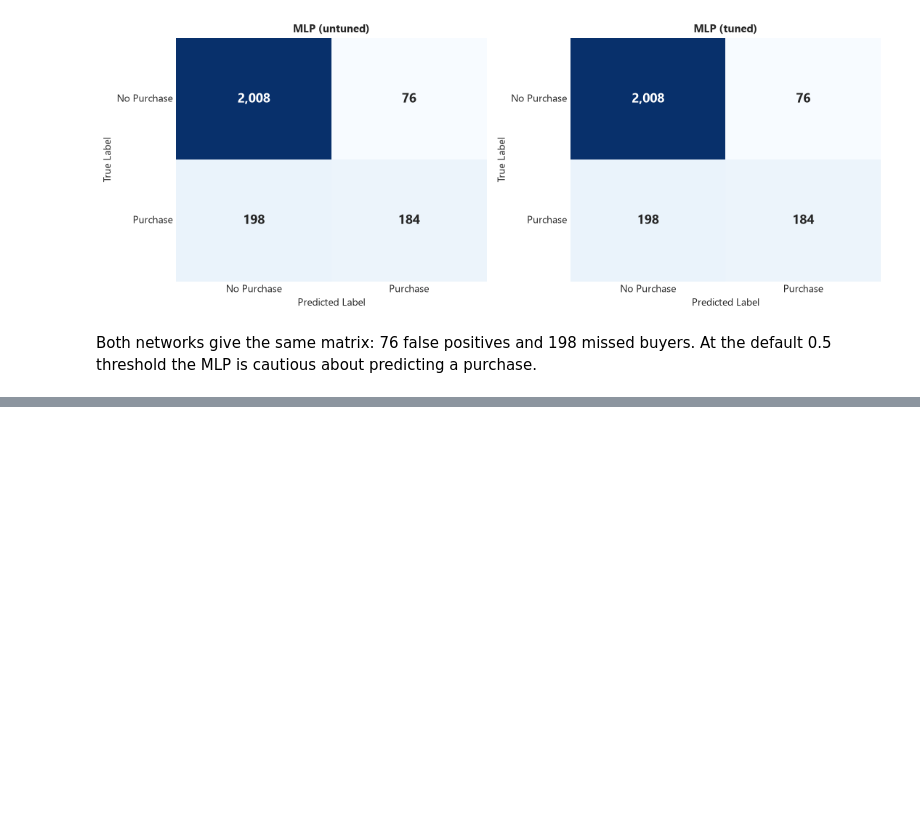
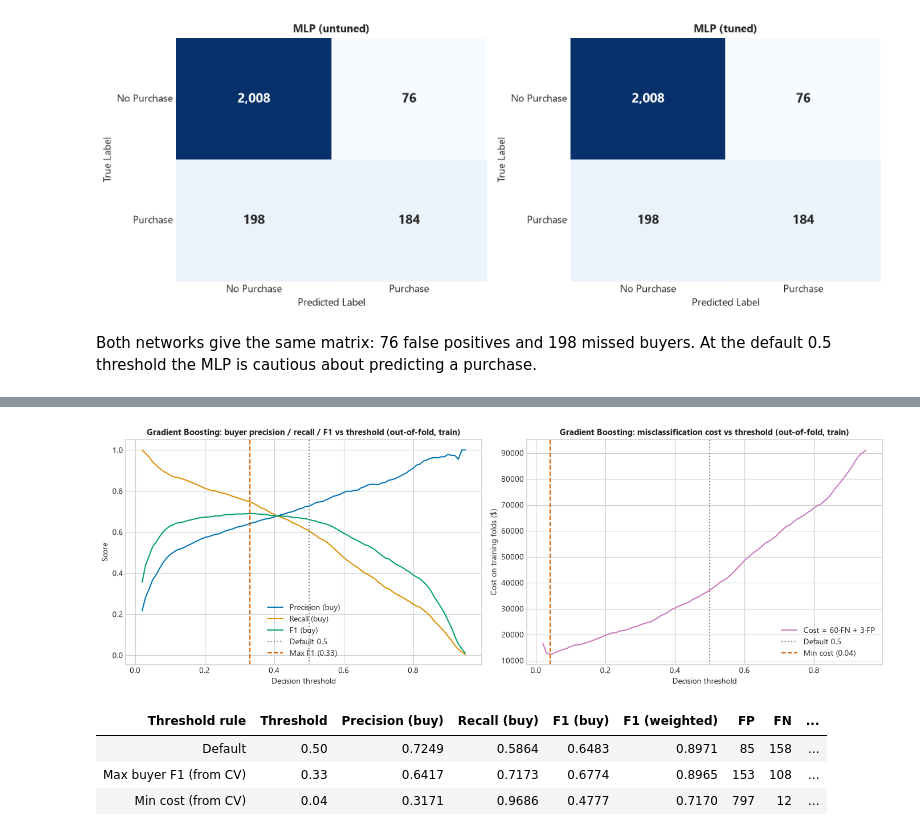
Before and after one commit to MR7star/ML-Capstone-Project, a Jupyter notebook: notebooks/classification.ipynb, the cells around one changed output, grey strips where cells are left out. Drawn from its saved outputs; the diff is of its cells as text; code cells hidden in the pictures; blank space fills up the shorter version.

```diff
--- a/notebooks/classification.ipynb
+++ b/notebooks/classification.ipynb
@@ -1720,0 +1877,15 @@ Both networks give the same matrix: 76 false positives and 198 missed buyers. At
+# %%
+from sklearn.model_selection import cross_validate
+
+top2 = list(ten_df["Algorithm"].iloc[:2])
+cv5 = StratifiedKFold(n_splits=5, shuffle=True, random_state=42)
+cv_rows = []
+for name in top2:
+    res = cross_validate(clone(final_models[name]), X_train, y_train, cv=cv5, scoring=["f1_weighted", "roc_auc"], n_jobs=-1)
+    cv_rows.append({"Algorithm": name,
+                    "CV weighted F1 mean": res["test_f1_weighted"].mean(), "CV weighted F1 std": res["test_f1_weighted"].std(),
+                    "CV ROC-AUC mean": res["test_roc_auc"].mean(), "CV ROC-AUC std": res["test_roc_auc"].std()})
+cv_top2 = pd.DataFrame(cv_rows)
+display(style_table(cv_top2))
+for r in cv_rows:
+    print(f"{r['Algorithm']}: weighted F1 {r['CV weighted F1 mean']:.4f} ± {r['CV weighted F1 std']:.4f} | ROC-AUC {r['CV ROC-AUC mean']:.4f} ± {r['CV ROC-AUC std']:.4f}")
@@ -1720,0 +1909,5 @@ Both networks give the same matrix: 76 false positives and 198 missed buyers. At
+# %%
+winner = ten_df["Algorithm"].iloc[0]
+tuning_tables = {"Random Forest": rf_table, "AdaBoost": ada_table, "Gradient Boosting": gb_table, "Bagging": bag_table, "MLP": mlp_table}
+print(f"Selected model: {winner} with {partb[winner].best_params_}")
+display(style_table(tuning_tables[winner]))
@@ -1720,0 +1925,59 @@ Both networks give the same matrix: 76 false positives and 198 missed buyers. At
+# %%
+from sklearn.model_selection import cross_val_predict
+
+cost_fn, cost_fp = 60.0, 3.0
+oof = cross_val_predict(clone(final_models[winner]), X_train, y_train, cv=cv5, method="predict_proba", n_jobs=-1)[:, 1]
+
+thresholds = np.round(np.arange(0.02, 0.96, 0.01), 2)
+sweep = []
+for t in thresholds:
+    pred = (oof >= t).astype(int)
+    tn, fp, fn, tp = confusion_matrix(y_train, pred).ravel()
+    sweep.append({"Threshold": t, "Precision (buy)": precision_score(y_train, pred, zero_division=0),
+                  "Recall (buy)": recall_score(y_train, pred), "F1 (buy)": f1_score(y_train, pred),
+                  "Cost ($)": fn * cost_fn + fp * cost_fp})
+sweep = pd.DataFrame(sweep)
+t_f1 = sweep.loc[sweep["F1 (buy)"].idxmax(), "Threshold"]
+t_cost = sweep.loc[sweep["Cost ($)"].idxmin(), "Threshold"]
+
+fig, axes = plt.subplots(1, 2, figsize=(14, 4.8))
+for i, m in enumerate(["Precision (buy)", "Recall (buy)", "F1 (buy)"]):
+    axes[0].plot(sweep["Threshold"], sweep[m], color=cm_palette[i], label=m)
+axes[0].axvline(0.5, color="grey", ls=":", label="Default 0.5")
+axes[0].axvline(t_f1, color=cm_palette[3], ls="--", label=f"Max F1 ({t_f1:.2f})")
+axes[0].set_title(f"{winner}: buyer precision / recall / F1 vs threshold (out-of-fold, train)", fontsize=11, fontweight="bold")
+axes[0].set_xlabel("Decision threshold")
+axes[0].set_ylabel("Score")
+axes[0].legend()
+axes[1].plot(sweep["Threshold"], sweep["Cost ($)"], color=cm_palette[4], label="Cost = 60·FN + 3·FP")
+axes[1].axvline(0.5, color="grey", ls=":", label="Default 0.5")
+axes[1].axvline(t_cost, color=cm_palette[3], ls="--", label=f"Min cost ({t_cost:.2f})")
+axes[1].set_title(f"{winner}: misclassification cost vs threshold (out-of-fold, train)", fontsize=11, fontweight="bold")
+axes[1].set_xlabel("Decision threshold")
+axes[1].set_ylabel("Cost on training folds ($)")
+axes[1].legend()
+plt.tight_layout()
+plt.show()
+
+win_proba = test_scores[winner]
+thr_rows = []
+for label, t in [("Default", 0.5), ("Max buyer F1 (from CV)", t_f1), ("Min cost (from CV)", t_cost)]:
+    pred = (win_proba >= t).astype(int)
+    tn, fp, fn, tp = confusion_matrix(y_test, pred).ravel()
+    thr_rows.append({"Threshold rule": label, "Threshold": t, "Precision (buy)": precision_score(y_test, pred),
+                     "Recall (buy)": recall_score(y_test, pred), "F1 (buy)": f1_score(y_test, pred),
+                     "F1 (weighted)": f1_score(y_test, pred, average="weighted"), "FP": fp, "FN": fn,
+                     "Share of sessions flagged": pred.mean(),
+                     "Cost ($)": fn * cost_fn + fp * cost_fp})
+thr_df = pd.DataFrame(thr_rows)
+display(style_table(thr_df, formats={"Threshold": "{:.2f}", "Cost ($)": "{:,.0f}"}))
+
+print(f"CV thresholds: max F1 {t_f1:.2f}, min cost {t_cost:.2f} | theoretical cost-optimal threshold 3 / (60 + 3) = {cost_fp / (cost_fp + cost_fn):.3f}")
+cost_at_05 = (ten_df["FN"] * cost_fn + ten_df["FP"] * cost_fp).set_axis(ten_df["Algorithm"]).drop("Dummy (most frequent)").sort_values()
+print(f"Cheapest of the ten models at the default 0.5 threshold: {cost_at_05.index[0]} ${cost_at_05.iloc[0]:,.0f}; {winner} at 0.5: ${cost_at_05[winner]:,.0f}")
+# %% [output]
+[figure, added]
+| Threshold rule | Threshold | Precision (buy) | Recall (buy) | F1 (buy) | F1 (weighted) | FP | FN | ... |
+| Default | 0.50 | 0.7249 | 0.5864 | 0.6483 | 0.8971 | 85 | 158 | ... |
+| Max buyer F1 (from CV) | 0.33 | 0.6417 | 0.7173 | 0.6774 | 0.8965 | 153 | 108 | ... |
+| Min cost (from CV) | 0.04 | 0.3171 | 0.9686 | 0.4777 | 0.7170 | 797 | 12 | ... |
```
Also changed, not shown: parts of 26 cells of this notebook, 1 other file.
